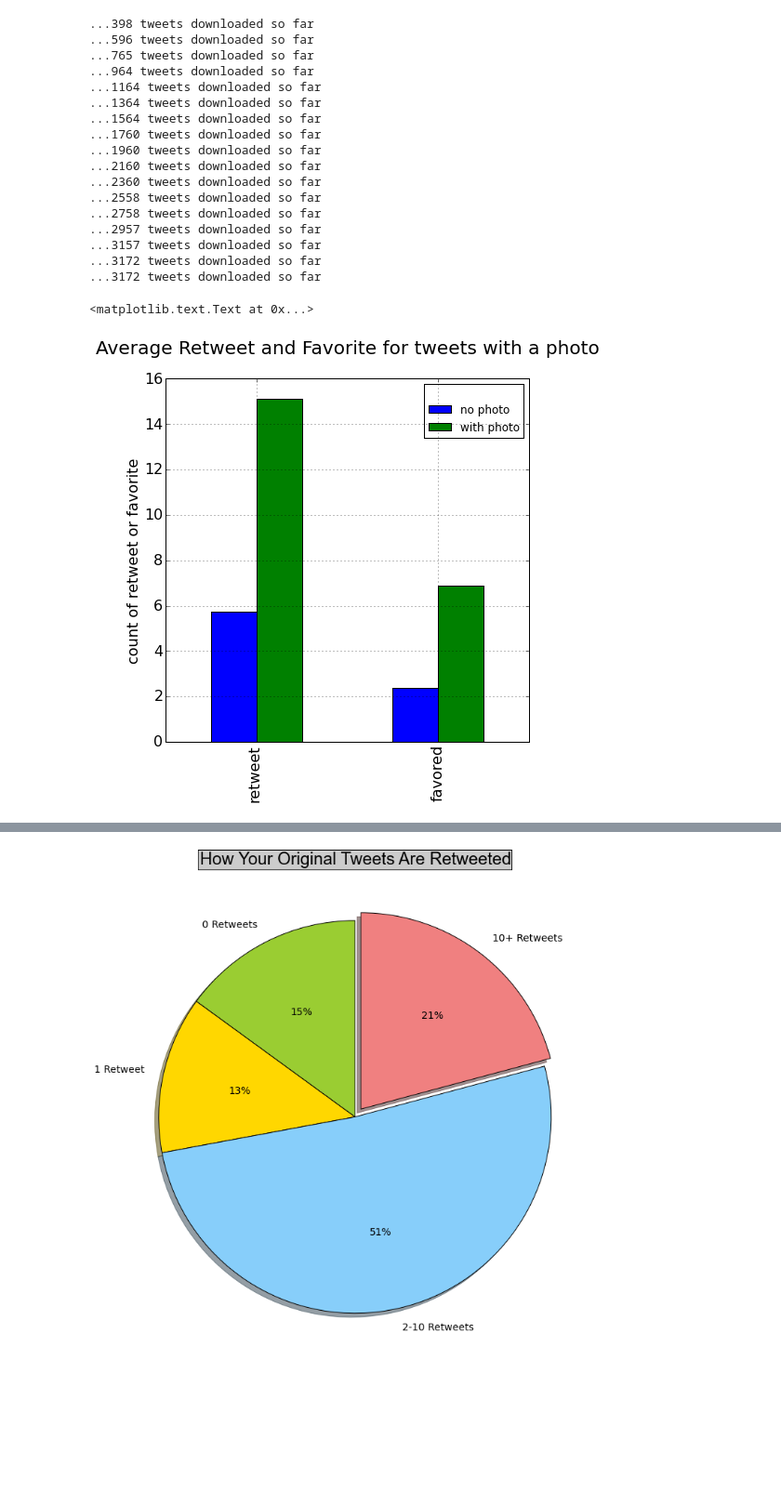
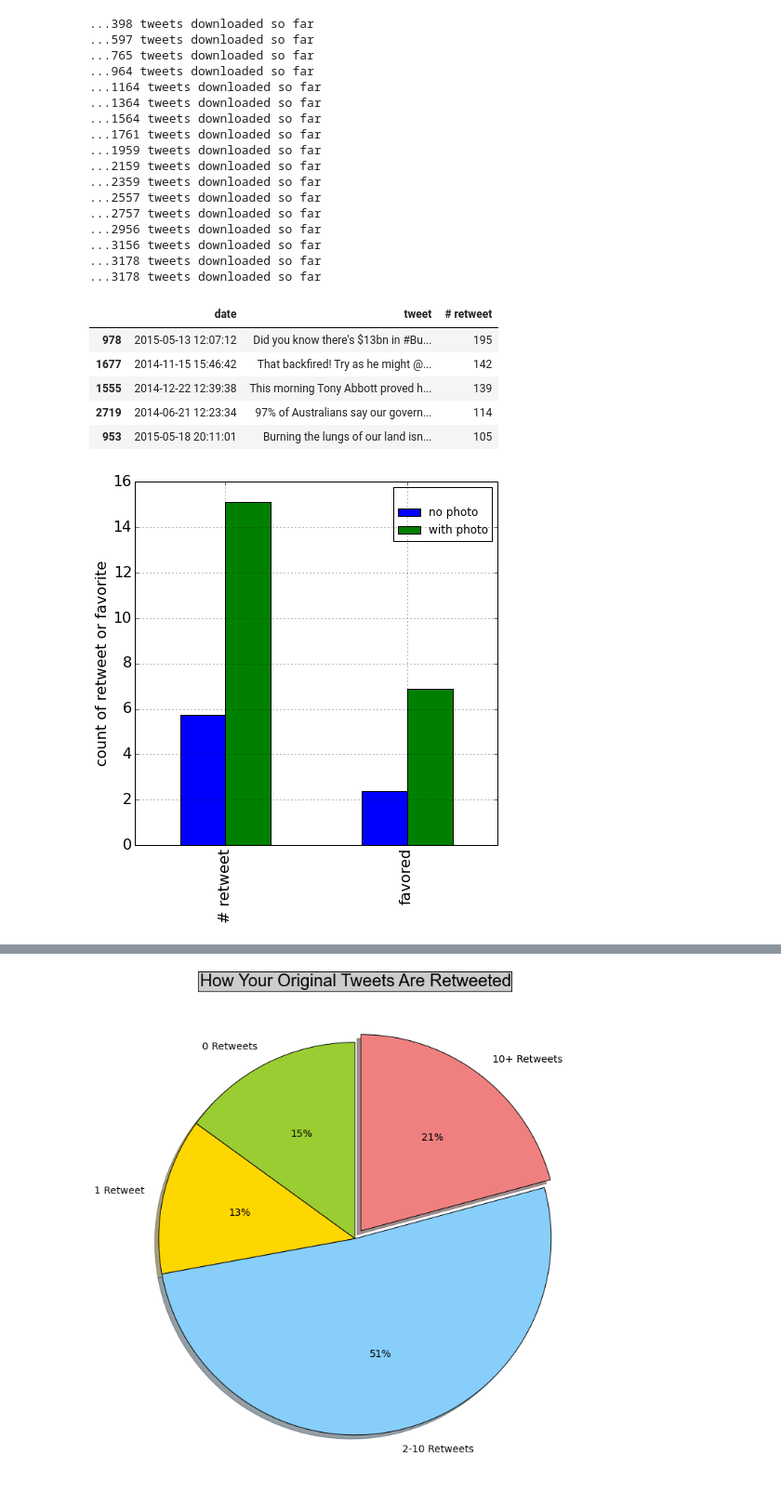
Before and after one commit to moqri/TwitterTracker, a Jupyter notebook: Analysis/user/AusConservation.ipynb, the cells around one changed output, grey strips where cells are left out. Shown at 93% size. Cells and saved outputs as stored; diff of their text form; code cells hidden in the pictures; blank space fills up the shorter version.

Commit message:
add web base report

```diff
--- a/Analysis/user/AusConservation.ipynb
+++ b/Analysis/user/AusConservation.ipynb
@@ -1,5 +1,4 @@
 # %%
-# set up the api
 import tweepy #https://github.com/tweepy/tweepy
 import csv
 import pandas as pd
@@ -8,6 +7,10 @@ from IPython.display import Image
 import time
 import datetime
 import numpy as np
+import urllib
+import locale
+import os
+from IPython.display import HTML
 from datetime import timedelta
 
 %matplotlib inline
@@ -20,11 +23,15 @@ access_secret = ""
 
 
 #def get_all_tweets(screen_name):
-screen_name='AusConservation'
+screen_name='@AusConservation'
 #time difference to GMT - how many hours are you ahead of GMT
 timedif=11
+
+#report path
+path='reports/'+screen_name+'/'
+if not os.path.exists(path):
+    os.makedirs(path)
 #Twitter only allows access to a users most recent 3240 tweets with this method
-
 #authorize twitter, initialize tweepy
 auth = tweepy.OAuthHandler(consumer_key, consumer_secret)
 auth.set_access_token(access_key, access_secret)
@@ -80,7 +76,7 @@ outtweets = [[tweet.id_str,
               tweet.retweet_count,
               tweet.favorite_count,
               tweet.entities,
-              tweet.user.screen_name]
+              '@'+tweet.user.screen_name]
              if not (hasattr(tweet, 'retweeted_status')) else
              [tweet.id_str,
               tweet.created_at,
@@ -88,7 +84,7 @@ outtweets = [[tweet.id_str,
               tweet.retweet_count,
               tweet.favorite_count,
               tweet.entities,
-              tweet.retweeted_status.user.screen_name] for tweet in alltweets]
+              '@'+tweet.retweeted_status.user.screen_name] for tweet in alltweets]
 #write the csv
 #with open('%s_tweets.csv' % screen_name, 'wb') as f:
 #    writer = csv.writer(f)
@@ -98,38 +94,50 @@ outtweets = [[tweet.id_str,
 pass
 # %% [output]
 ...398 tweets downloaded so far
-...596 tweets downloaded so far
+...597 tweets downloaded so far
 ...765 tweets downloaded so far
 ...964 tweets downloaded so far
 ...1164 tweets downloaded so far
 ...1364 tweets downloaded so far
 ...1564 tweets downloaded so far
-...1760 tweets downloaded so far
-...1960 tweets downloaded so far
-...2160 tweets downloaded so far
-...2360 tweets downloaded so far
-...2558 tweets downloaded so far
-...2758 tweets downloaded so far
-...2957 tweets downloaded so far
-...3157 tweets downloaded so far
-...3172 tweets downloaded so far
-...3172 tweets downloaded so far
+...1761 tweets downloaded so far
+...1959 tweets downloaded so far
+...2159 tweets downloaded so far
+...2359 tweets downloaded so far
+...2557 tweets downloaded so far
+...2757 tweets downloaded so far
+...2956 tweets downloaded so far
+...3156 tweets downloaded so far
+...3178 tweets downloaded so far
+...3178 tweets downloaded so far
 # %%
 # save the tweet to file
-df=pd.DataFrame(outtweets,columns=['id',"created_at","text",'retweet','favored','ent','name'])
-df['created_at']=df['created_at']+timedelta(hours=timedif)
-df=df[df.name==screen_name]
+df=pd.DataFrame(outtweets,columns=['id',"date","tweet",'# retweet','favored','ent','name'])
+df['date']=(df['date']+timedelta(hours=timedif))
 df['url']=df.ent.apply(lambda x: x['urls'][0]['expanded_url'] if len(x['urls'])>0 else None)
 df['hashtag']=df.ent.apply(lambda x: '#'+x['hashtags'][0]['text'] if len(x['hashtags'])>0 else None)
 df['photo']=df.ent.apply(lambda x: x['media'][0]['media_url'] if ('media' in x.keys()) else None)
-df[["created_at","text",'retweet','favored','hashtag','url','photo']].to_csv(screen_name+' tweets'+'.csv',index=False)
+dfr=df[df.name<>screen_name]
+df=df[df.name==screen_name]
+df[["date","tweet",'# retweet','favored','hashtag','url','photo']].to_csv(path+'tweets'+'.csv',index=False)
+pd.set_option('max_colwidth',130)
+df.sort('# retweet',ascending=False).head(5)[['date','tweet','# retweet']]
+# %% [output]
+|  | date | tweet | # retweet |
+| 978 | 2015-05-13 12:07:12 | Did you know there's $13bn in #Bu... | 195 |
+| 1677 | 2014-11-15 15:46:42 | That backfired! Try as he might @... | 142 |
+| 1555 | 2014-12-22 12:39:38 | This morning Tony Abbott proved h... | 139 |
+| 2719 | 2014-06-21 12:23:34 | 97% of Australians say our govern... | 114 |
+| 953 | 2015-05-18 20:11:01 | Burning the lungs of our land isn... | 105 |
 # %%
+average=round(df['# retweet'].mean(),1)
+maxret=df['# retweet'].max()
 df[' ']=df.photo.apply(lambda x: 'no photo' if (x==None) else 'with photo')
 ax=df.groupby(' ').mean().transpose().plot(kind='bar', fontsize=16,figsize=(7,7))
 ax.set_xlabel('')
 ax.set_ylabel('count of retweet or favorite',fontsize=16)
-ax.set_title('Average Retweet and Favorite for tweets with a photo\n',fontsize=20)
+#ax.set_title('Average Retweet and Favorite for tweets with a photo\n',fontsize=20)
+plt.pyplot.savefig(path+'photo.jpg')
 # %% [output]
-<matplotlib.text.Text at 0x...>
-[figure, old version]
+[figure, new version]
 # %%
```
Also changed, not shown: parts of 20 cells of this notebook, 30 other files.
